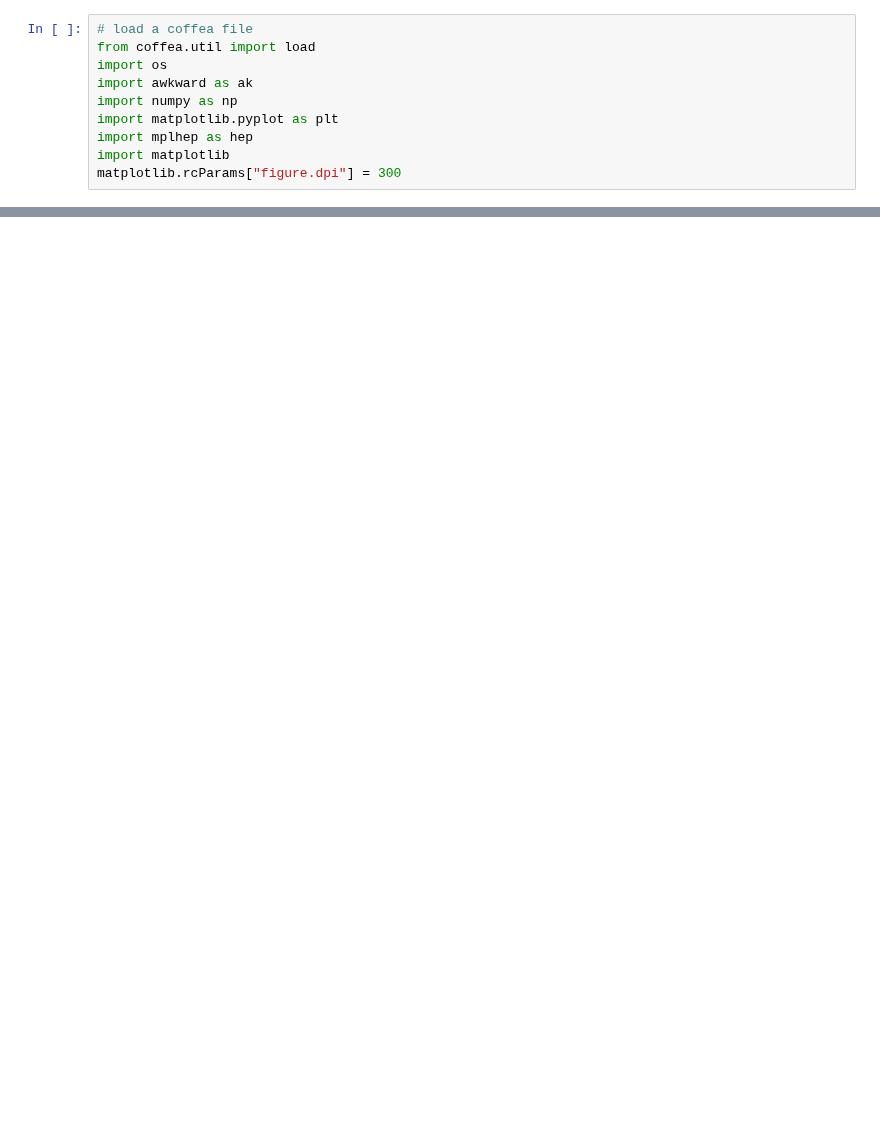
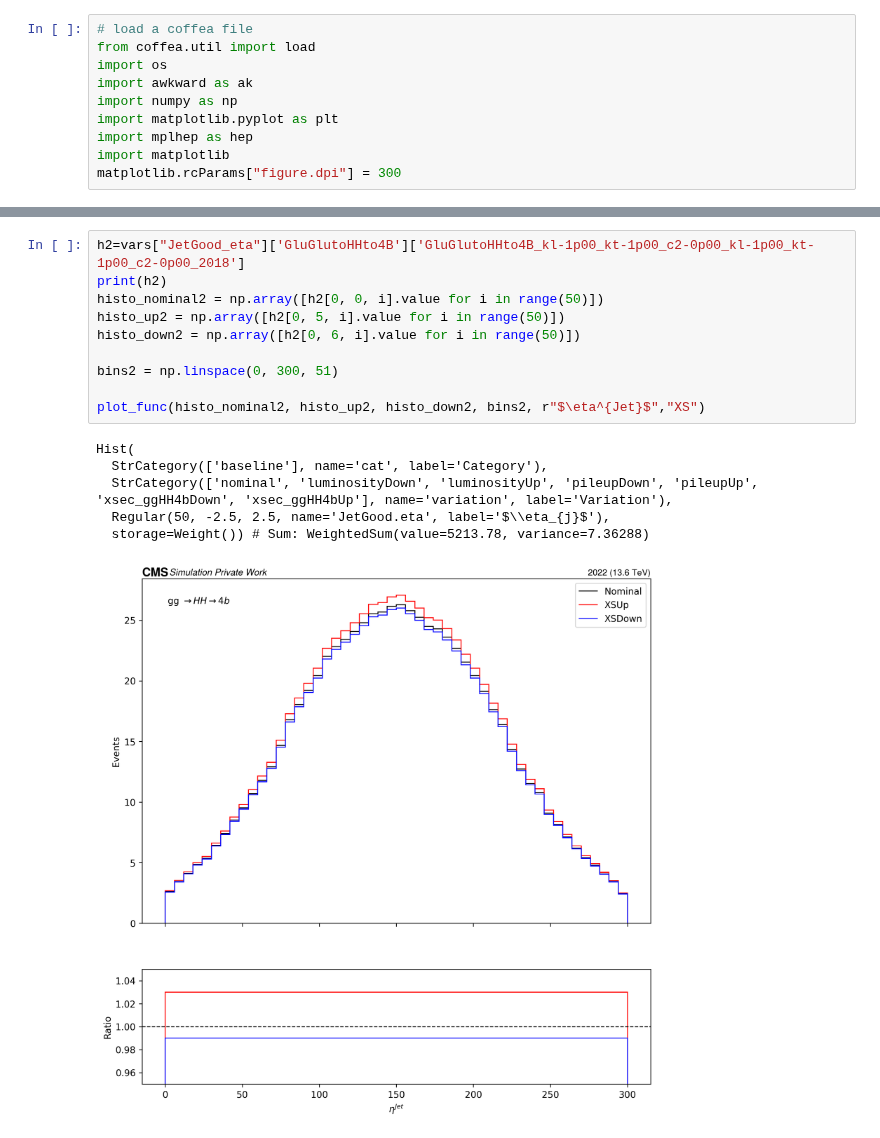
Before and after one commit to PocketCoffea/AnalysisConfigs, a Jupyter notebook: notebooks/load_norm_sys.ipynb, the cells around one changed output, grey strips where cells are left out. Saved outputs shown, nothing was run; the diff lists cells and outputs as text; blank space fills up the shorter version.

```diff
--- a/notebooks/load_norm_sys.ipynb
+++ b/notebooks/load_norm_sys.ipynb
@@ -83,0 +159,17 @@ print(h[0,1,1].value/h[0,0,1].value, h[0,2,1].value/h[0,0,1].value, h[0,1,1].val
+# %%
+h2=vars["JetGood_eta"]['GluGlutoHHto4B']['GluGlutoHHto4B_kl-1p00_kt-1p00_c2-0p00_kl-1p00_kt-1p00_c2-0p00_2018']
+print(h2)
+histo_nominal2 = np.array([h2[0, 0, i].value for i in range(50)])
+histo_up2 = np.array([h2[0, 5, i].value for i in range(50)])
+histo_down2 = np.array([h2[0, 6, i].value for i in range(50)])
+
+bins2 = np.linspace(0, 300, 51)
+
+plot_func(histo_nominal2, histo_up2, histo_down2, bins2, r"$\eta^{Jet}$","XS")
+# %% [output]
+Hist(
+  StrCategory(['baseline'], name='cat', label='Category'),
+  StrCategory(['nominal', 'luminosityDown', 'luminosityUp', 'pileupDown', 'pileupUp', 'xsec_ggHH4bDown', 'xsec_ggHH4bUp'], name='variation', label='Variation'),
+  Regular(50, -2.5, 2.5, name='JetGood.eta', label='$\\eta_{j}$'),
+  storage=Weight()) # Sum: WeightedSum(value=5213.78, variance=7.36288)
+[figure, added]
```
Also changed, not shown: parts of 10 cells of this notebook, 12 other files.
